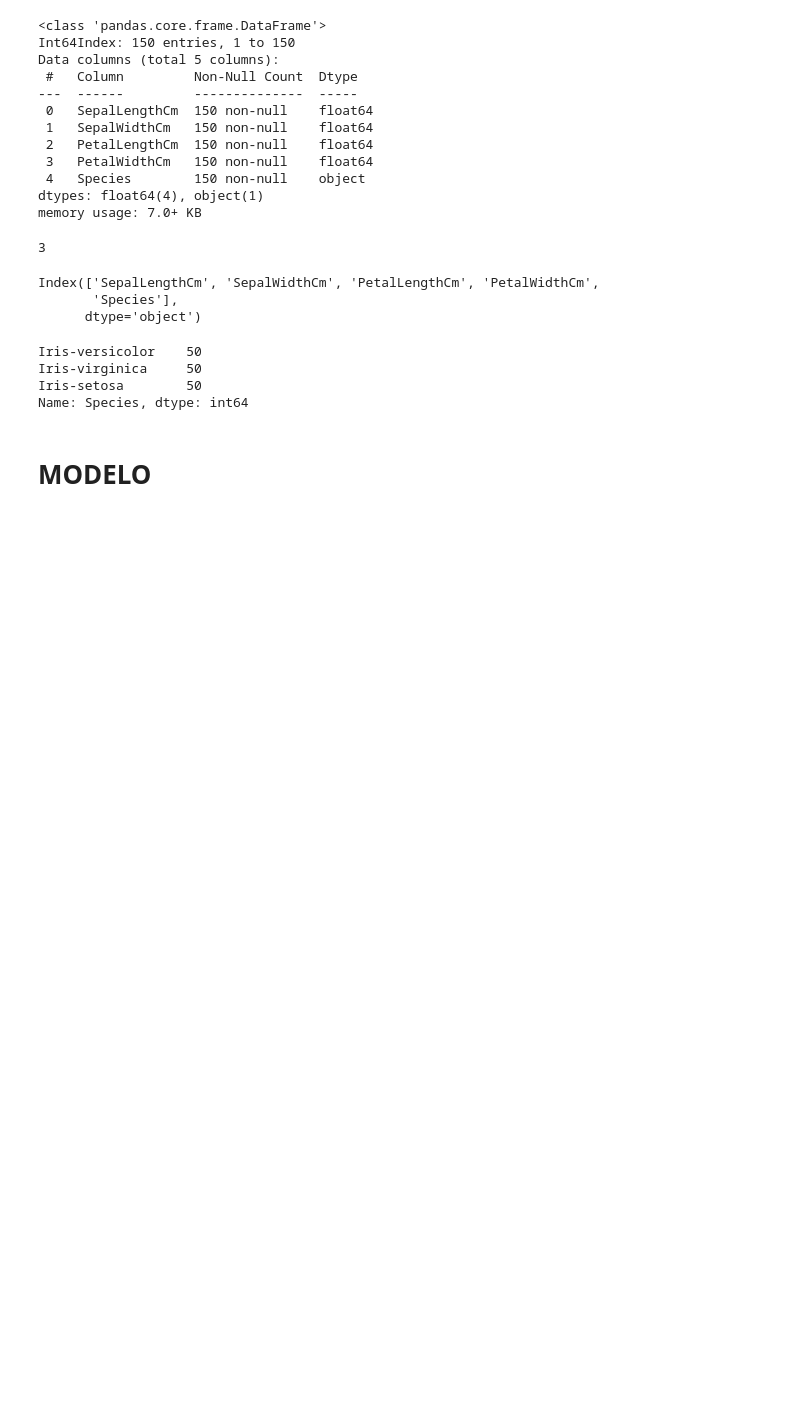
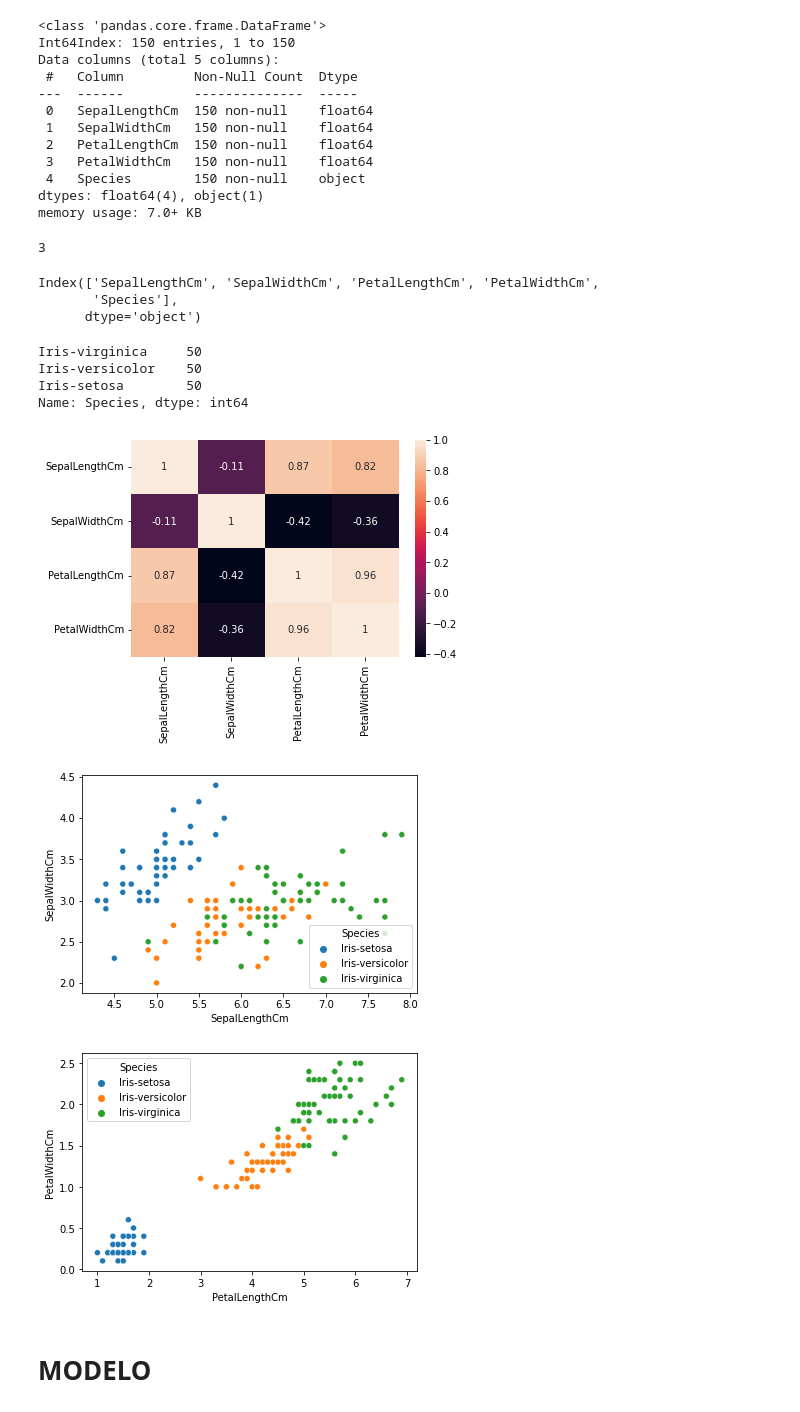
Before and after one commit to NicolasCV/ConcentracionIA, a Jupyter notebook: AIConFramework/A01114959/TreesA01114959.ipynb, the cells around one changed output. Drawn from its saved outputs; the diff is of its cells as text; code cells hidden in the pictures; blank space fills up the shorter version.

```diff
--- a/AIConFramework/A01114959/TreesA01114959.ipynb
+++ b/AIConFramework/A01114959/TreesA01114959.ipynb
@@ -43,12 +47,32 @@ Index(['SepalLengthCm', 'SepalWidthCm', 'PetalLengthCm', 'PetalWidthCm',
        'Species'],
       dtype='object')
 # %%
-data.Species.value_counts()
+#Podemos ver que hay samples_sizes iguales para cada tipo de especie lo cual es bueno porque mejora nuestra calidad de la
+#informacion
+print(data.Species.value_counts())
+
+sns.heatmap(data = data.corr(), annot=True)
+plt.show()
+#Como podemos ver en el mapa de correlaciones, tenemos unas muy fuertes:
+#entre petalwidthcm y sepallengthcm, y sepallengthcm con petallength cm asi que analizaremos estas relaciones
+
+sns.scatterplot(x = 'SepalLengthCm', y = 'SepalWidthCm', data = data, hue = 'Species')
+plt.show()
+
+sns.scatterplot(x = 'PetalLengthCm', y = 'PetalWidthCm', data = data ,hue ='Species')
+plt.show()
+#Como podemos ver en cuanto al sepal tenemos mas variabilidad y hay muchos datos revueltos
+#En cuanto a petal vemos que hay una clara uniformidad y un comportamiento que en cuanto supen las medidas del petal
+#en ambas direcciones, vemos que tambien cambia el tipo de especie.
+#Tiene muy buena agrupacion lo cual indica que nuestro modelo puede llegar a ser muy preciso
 # %% [output]
+Iris-virginica     50
 Iris-versicolor    50
-Iris-virginica     50
 Iris-setosa        50
 Name: Species, dtype: int64
+[figure, added]
+[figure, added]
+[figure, added]
 # %% [markdown]
 # MODELO
 # %%
```
Also changed, not shown: parts of 7 cells of this notebook, 1 other file.
